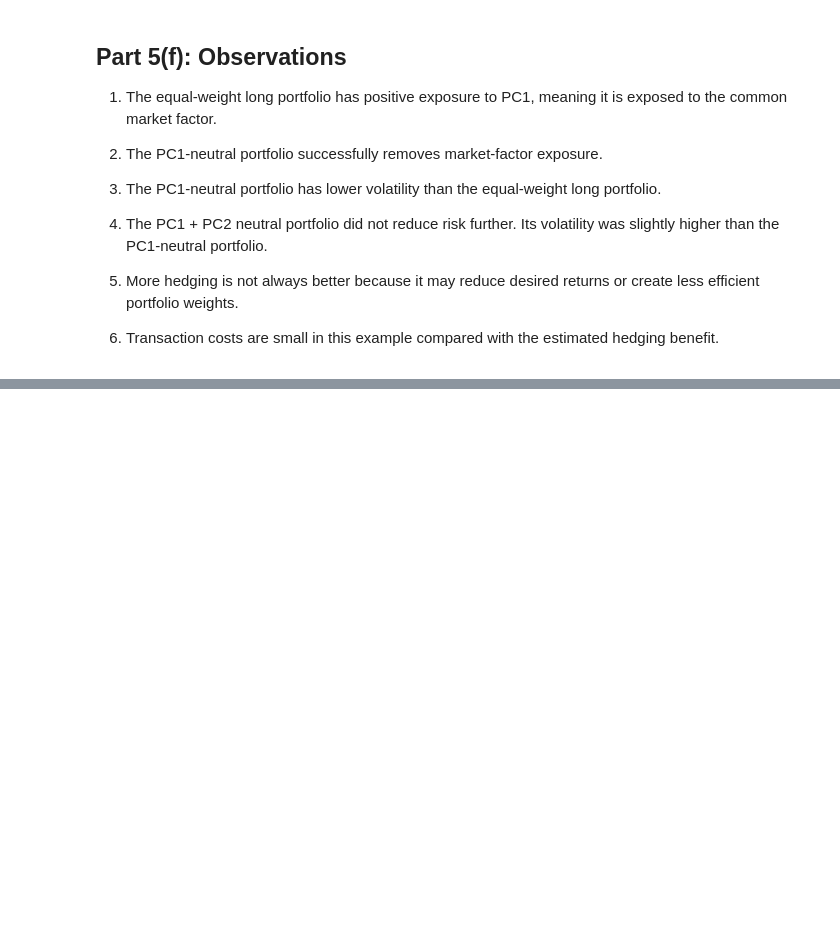
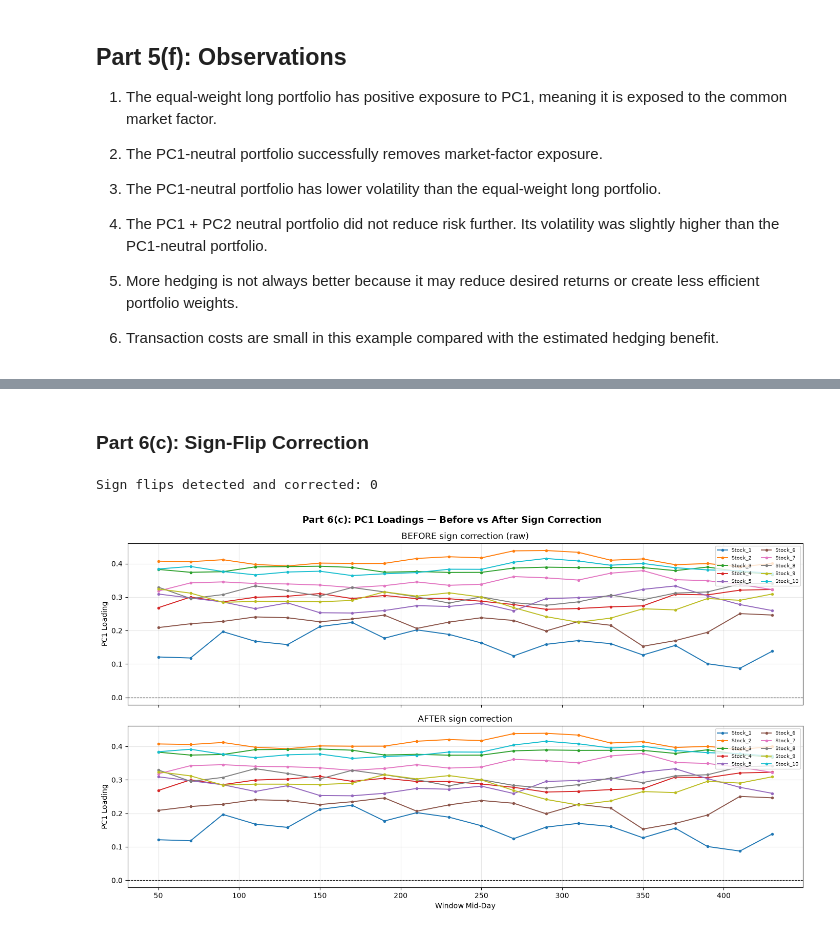
Before and after one commit to anushka-jha621/QMP26-CaseStudy, a Jupyter notebook: PS1/Team_12_PS1.ipynb, the cells around one changed output, grey strips where cells are left out. Drawn from its saved outputs; the diff is of its cells as text; code cells hidden in the pictures; blank space fills up the shorter version.

```diff
--- a/PS1/Team_12_PS1.ipynb
+++ b/PS1/Team_12_PS1.ipynb
@@ -1244,0 +1370,52 @@ The break-even turnover was extremely high, meaning transaction costs would need
+# %% [markdown]
+### Part 6(c): Sign-Flip Correction
+# %%
+########################################
+# (c) Sign-flip correction
+########################################
+
+def correct_sign_flips(loadings_list):
+    """
+    For each window t > 0, for each PC independently:
+      if cos(v_t, v_{t-1}) < 0  →  v_t *= -1
+    This enforces directional consistency across windows.
+    """
+    corrected = [loadings_list[0].copy()]
+    for t in range(1, len(loadings_list)):
+        curr = loadings_list[t].copy()
+        for pc_idx in range(curr.shape[0]):
+            if cosine_similarity(curr[pc_idx], corrected[-1][pc_idx]) < 0:
+                curr[pc_idx] *= -1
+        corrected.append(curr)
+    return corrected
+
+all_raw_loadings       = [r["loadings"] for r in rolling]
+all_corrected_loadings = correct_sign_flips(all_raw_loadings)
+
+pc1_raw_arr   = np.array([L[0] for L in all_raw_loadings])
+pc1_corrected = np.array([L[0] for L in all_corrected_loadings])
+
+n_flips = sum(
+    1 for t in range(1, len(pc1_raw_arr))
+    if cosine_similarity(pc1_raw_arr[t], pc1_raw_arr[t-1]) < 0
+)
+print(f"Sign flips detected and corrected: {n_flips}")
+
+cmap  = plt.get_cmap("tab10")
+fig, axes = plt.subplots(2, 1, figsize=(14, 8), sharex=True)
+for i, name in enumerate(stock_names):
+    axes[0].plot(mid_days, pc1_raw_arr[:, i],  marker="o", markersize=3,
+                 label=name, color=cmap(i), lw=1.4)
+    axes[1].plot(mid_days, pc1_corrected[:, i], marker="o", markersize=3,
+                 label=name, color=cmap(i), lw=1.4)
+for ax, title in zip(axes, ["BEFORE sign correction (raw)", "AFTER sign correction"]):
+    ax.axhline(0, color="black", lw=0.8, ls="--")
+    ax.set_ylabel("PC1 Loading"); ax.set_title(title)
+    ax.legend(fontsize=7, ncol=2, loc="upper right"); ax.grid(True, alpha=0.3)
+axes[1].set_xlabel("Window Mid-Day")
+plt.suptitle("Part 6(c): PC1 Loadings — Before vs After Sign Correction",
+             fontsize=13, fontweight='bold')
+plt.tight_layout(); plt.show()
+# %% [output]
+Sign flips detected and corrected: 0
+[figure, added]
```
Also changed, not shown: parts of 20 cells of this notebook.
